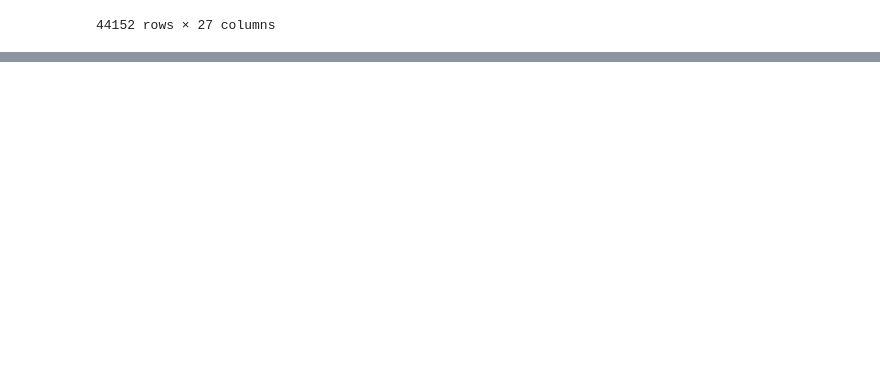
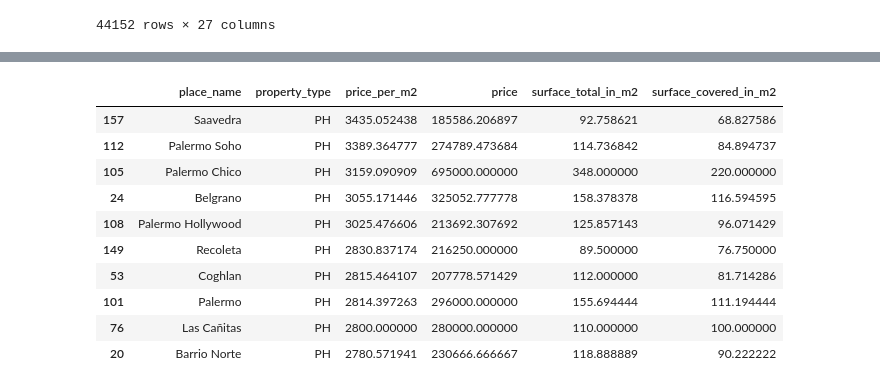
Before and after one commit to NicoGallegos/tpdatos, a Jupyter notebook: TP 1.ipynb, the cells around one changed output, grey strips where cells are left out. Drawn from its saved outputs; the diff is of its cells as text; code cells hidden in the pictures; blank space fills up the shorter version.

```diff
--- a/TP 1.ipynb
+++ b/TP 1.ipynb
@@ -177,0 +265,15 @@ datosCapitalBalcon.sort_values('price', ascending=False)
+# %%
+promedioPH = datosCapitalBalconGP[datosCapitalBalconGP['property_type'] == 'PH']
+promedioPH.sort_values('price_per_m2', ascending=False).head(10)
+# %% [output]
+|  | place_name | property_type | price_per_m2 | price | surface_total_in_m2 | surface_covered_in_m2 |
+| 157 | Saavedra | PH | 3435.052438 | 185586.206897 | 92.758621 | 68.827586 |
+| 112 | Palermo Soho | PH | 3389.364777 | 274789.473684 | 114.736842 | 84.894737 |
+| 105 | Palermo Chico | PH | 3159.090909 | 695000.000000 | 348.000000 | 220.000000 |
+| 24 | Belgrano | PH | 3055.171446 | 325052.777778 | 158.378378 | 116.594595 |
+| 108 | Palermo Hollywood | PH | 3025.476606 | 213692.307692 | 125.857143 | 96.071429 |
+| 149 | Recoleta | PH | 2830.837174 | 216250.000000 | 89.500000 | 76.750000 |
+| 53 | Coghlan | PH | 2815.464107 | 207778.571429 | 112.000000 | 81.714286 |
+| 101 | Palermo | PH | 2814.397263 | 296000.000000 | 155.694444 | 111.194444 |
+| 76 | Las Cañitas | PH | 2800.000000 | 280000.000000 | 110.000000 | 100.000000 |
+| 20 | Barrio Norte | PH | 2780.571941 | 230666.666667 | 118.888889 | 90.222222 |
```
Also changed, not shown: parts of 25 cells of this notebook.
